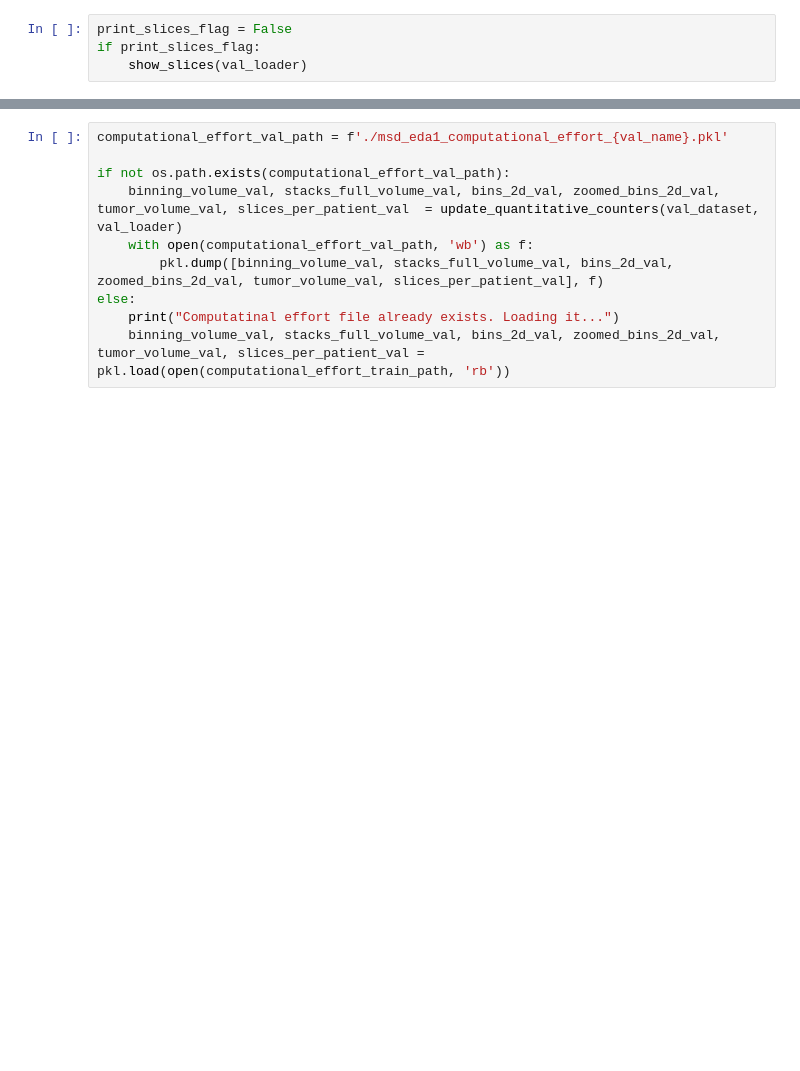
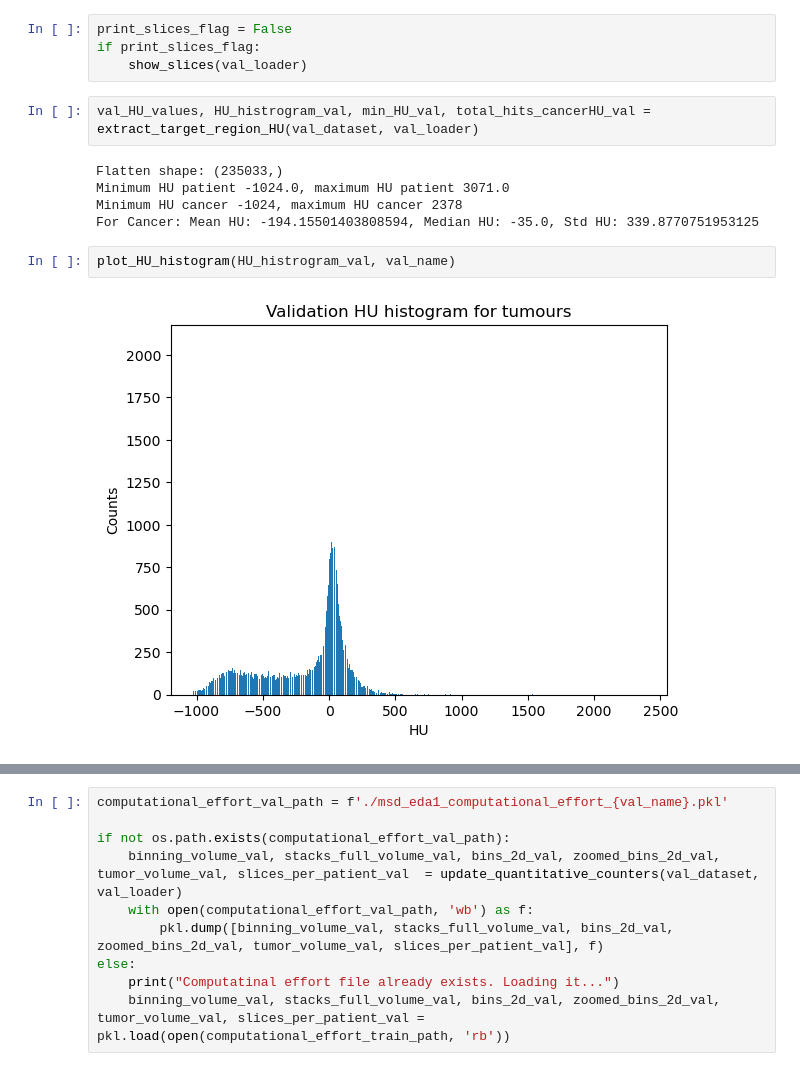
Before and after one commit to Chiru-CatalinMihail/LungCancerCT, a Jupyter notebook: MSD_EDA.ipynb, the cells around one changed output, grey strips where cells are left out. Cells and saved outputs as stored; diff of their text form; blank space fills up the shorter version.

```diff
--- a/MSD_EDA.ipynb
+++ b/MSD_EDA.ipynb
@@ -695,3 +801,14 @@ Image width: 512
 print_slices_flag = False
 if print_slices_flag:
     show_slices(val_loader)
+# %%
+val_HU_values, HU_histrogram_val, min_HU_val, total_hits_cancerHU_val = extract_target_region_HU(val_dataset, val_loader)
+# %% [output]
+Flatten shape: (235033,)
+Minimum HU patient -1024.0, maximum HU patient 3071.0
+Minimum HU cancer -1024, maximum HU cancer 2378
+For Cancer: Mean HU: -194.15501403808594, Median HU: -35.0, Std HU: 339.8770751953125
+# %%
+plot_HU_histogram(HU_histrogram_val, val_name)
+# %% [output]
+[figure, added]
```
Also changed, not shown: parts of 8 cells of this notebook.
